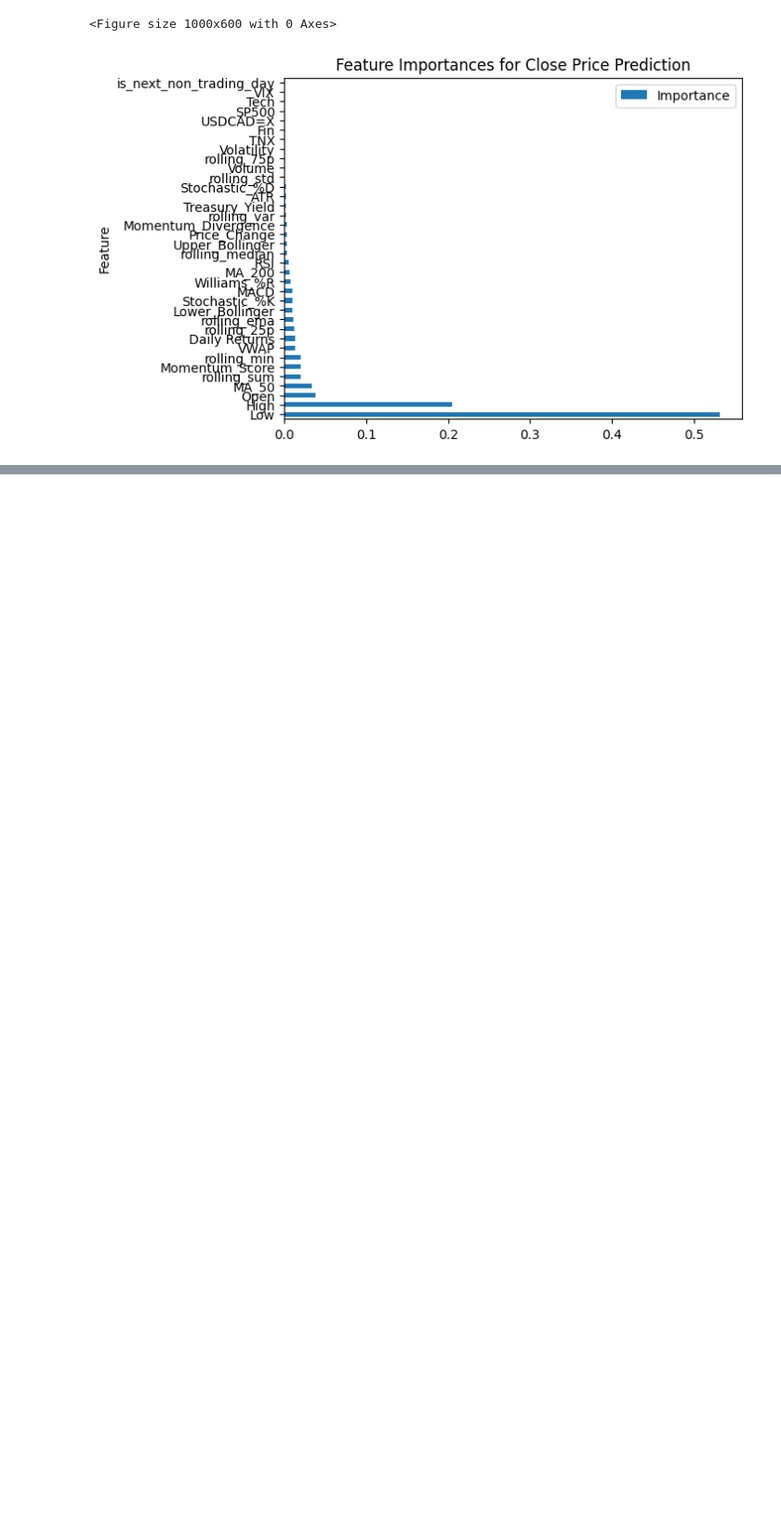
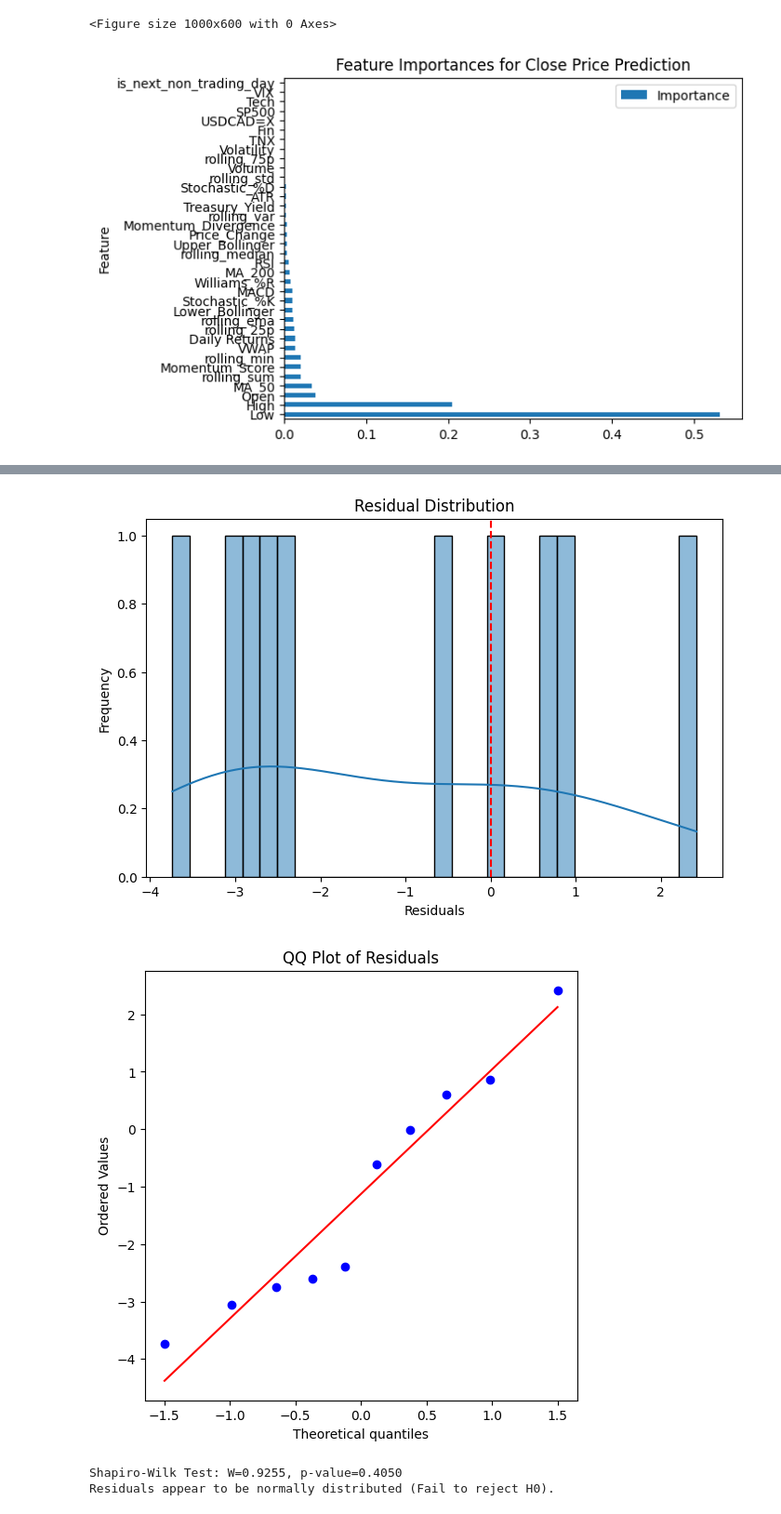
Before and after one commit to Jamie1377/STA410, a Jupyter notebook: stock_prediction/docs/showcase.ipynb, the cells around one changed output, grey strips where cells are left out. Shown at 93% size. Saved outputs shown, nothing was run; the diff lists cells and outputs as text; code cells hidden in the pictures; blank space fills up the shorter version.

```diff
--- a/stock_prediction/docs/showcase.ipynb
+++ b/stock_prediction/docs/showcase.ipynb
@@ -421,0 +423,39 @@ Average Momentum Score: 0.06
+# %%
+import numpy as np
+import matplotlib.pyplot as plt
+import seaborn as sns
+import scipy.stats as stats
+
+# Compute residuals
+residuals = backtest[-horizon:].Close - predictor.data[-horizon:].Close
+
+# 1️⃣ Histogram & KDE Plot
+plt.figure(figsize=(8,5))
+sns.histplot(residuals, kde=True, bins=30)
+plt.axvline(x=0, color='red', linestyle='--')  # Zero reference line
+plt.title("Residual Distribution")
+plt.xlabel("Residuals")
+plt.ylabel("Frequency")
+plt.show()
+
+# 2️⃣ QQ Plot (Quantile-Quantile Plot)
+plt.figure(figsize=(6,6))
+stats.probplot(residuals, dist="norm", plot=plt)
+plt.title("QQ Plot of Residuals")
+plt.show()
+
+# 3️⃣ Statistical Normality Test (Shapiro-Wilk)
+shapiro_test = stats.shapiro(residuals)
+print(f"Shapiro-Wilk Test: W={shapiro_test.statistic:.4f}, p-value={shapiro_test.pvalue:.4f}")
+
+# Interpretation
+alpha = 0.05  # Significance level
+if shapiro_test.pvalue > alpha:
+    print("Residuals appear to be normally distributed (Fail to reject H0).")
+else:
+    print("Residuals are NOT normally distributed (Reject H0).")
+# %% [output]
+[figure, added]
+[figure, added]
+Shapiro-Wilk Test: W=0.9255, p-value=0.4050
+Residuals appear to be normally distributed (Fail to reject H0).
```
Also changed, not shown: parts of 6 cells of this notebook, 11 other files.
